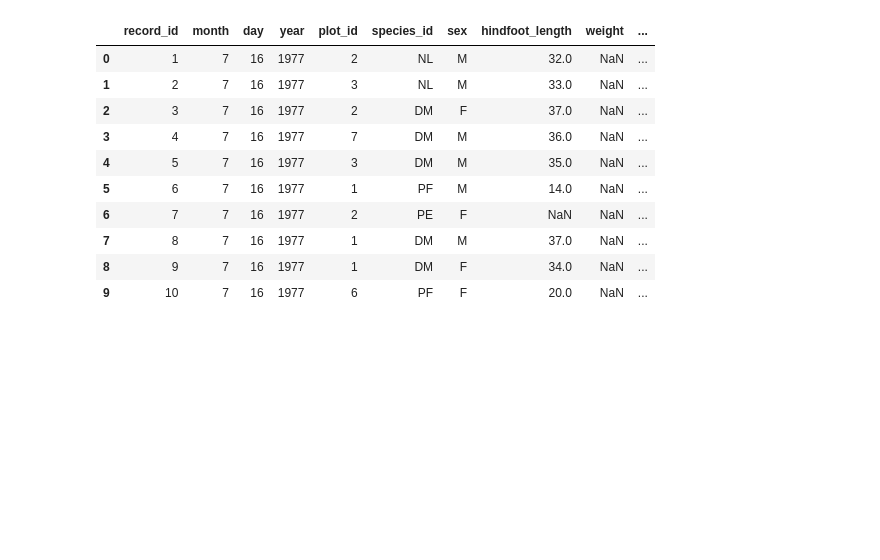
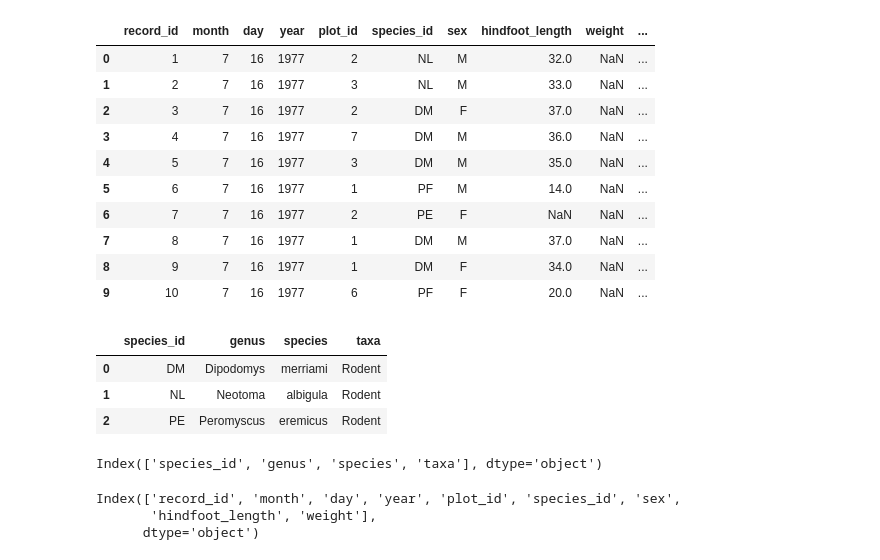
Before and after one commit to ubvu/2023-05-30-python, a Jupyter notebook: notebooks/CombiningDataframes.ipynb, the cells around one changed output. Drawn from its saved outputs; the diff is of its cells as text; code cells hidden in the pictures; blank space fills up the shorter version.

```diff
--- a/notebooks/CombiningDataframes.ipynb
+++ b/notebooks/CombiningDataframes.ipynb
@@ -118,0 +117,17 @@ spec
+# %%
+species_sub
+# %% [output]
+|  | species_id | genus | species | taxa |
+| 0 | DM | Dipodomys | merriami | Rodent |
+| 1 | NL | Neotoma | albigula | Rodent |
+| 2 | PE | Peromyscus | eremicus | Rodent |
+# %%
+species_sub.columns
+# %% [output]
+Index(['species_id', 'genus', 'species', 'taxa'], dtype='object')
+# %%
+surveys_sub.columns
+# %% [output]
+Index(['record_id', 'month', 'day', 'year', 'plot_id', 'species_id', 'sex',
+       'hindfoot_length', 'weight'],
+      dtype='object')
```
Also changed, not shown: parts of 1 cell of this notebook.
